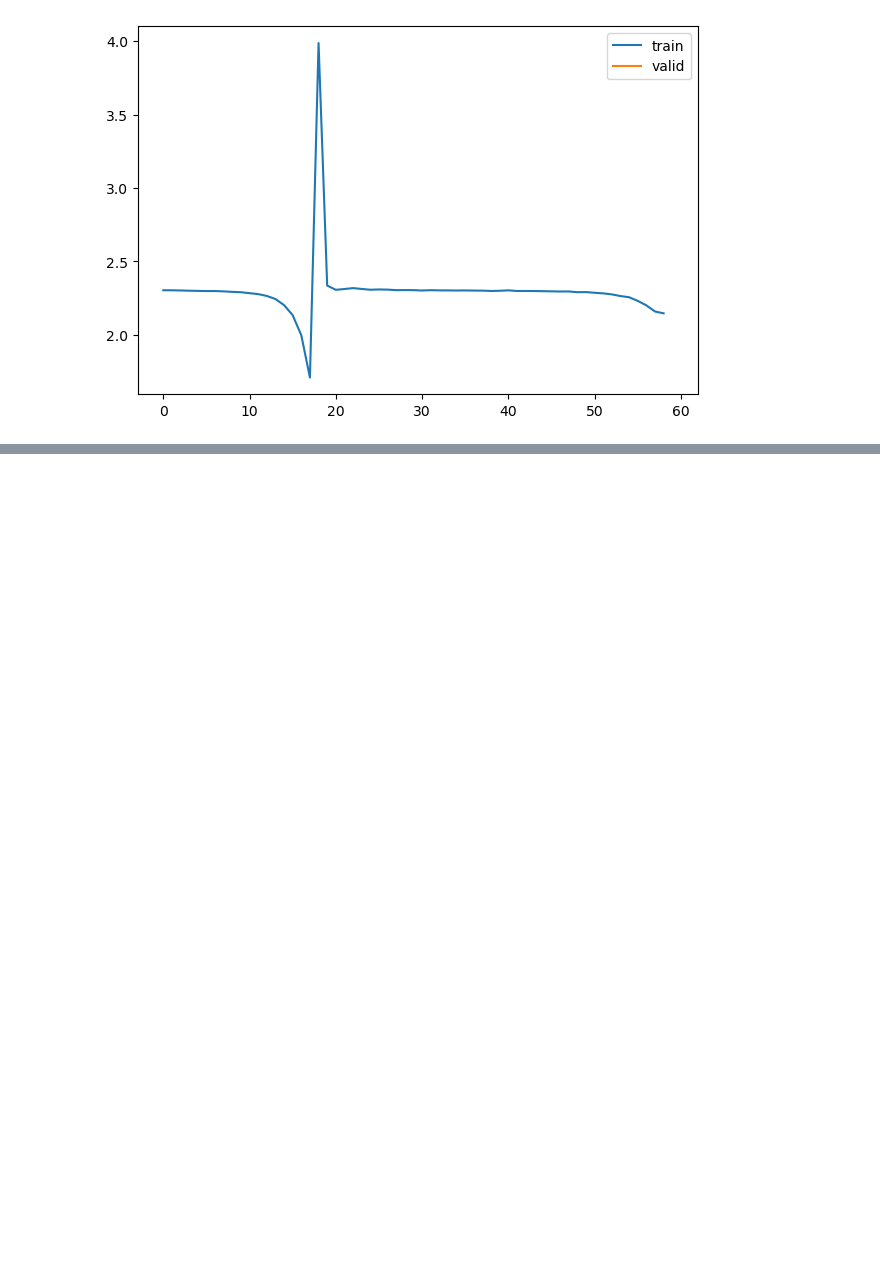
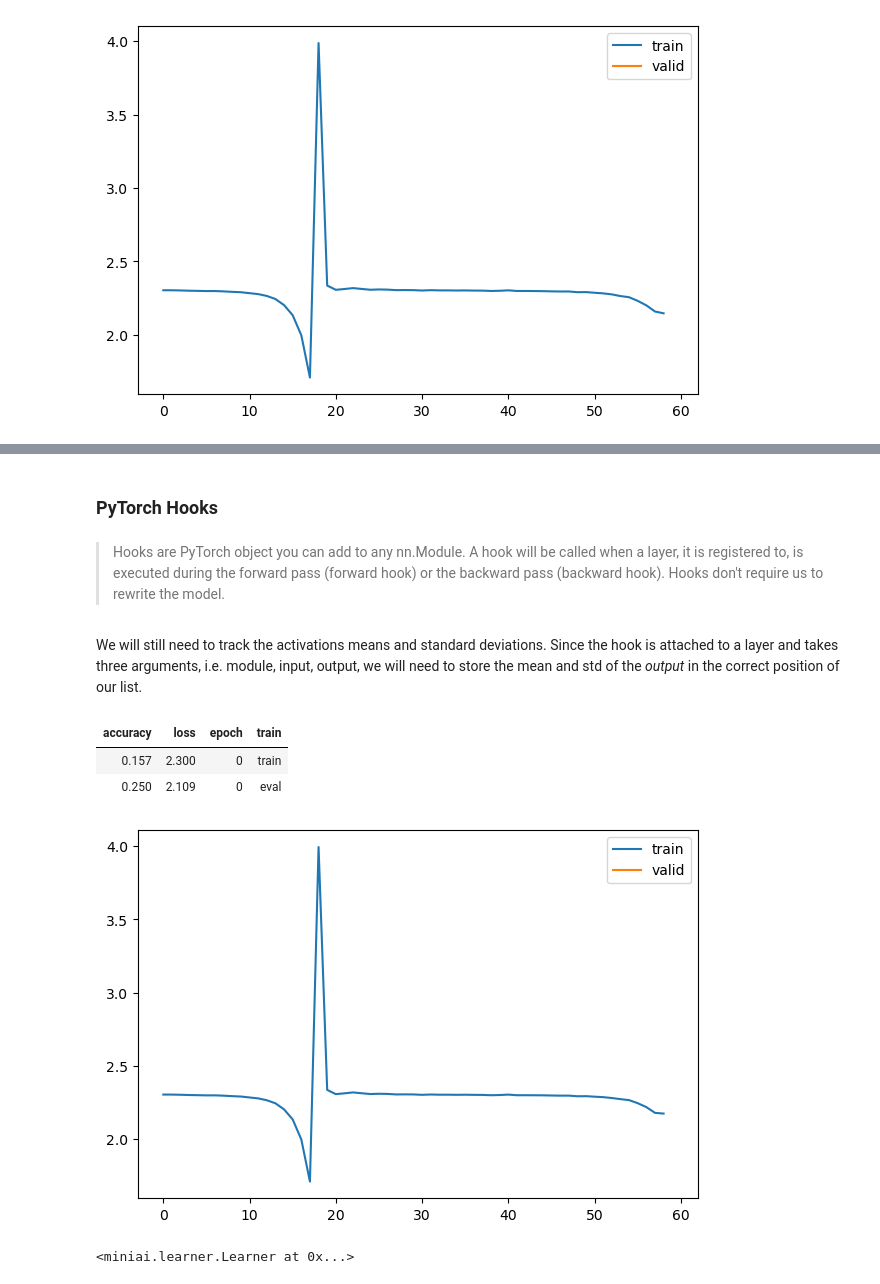
Before and after one commit to bachaudhry/FastAI-22-23, a Jupyter notebook: course_part_2/10_activations.ipynb, the cells around one changed output, grey strips where cells are left out. Cells and saved outputs as stored; diff of their text form; code cells hidden in the pictures; blank space fills up the shorter version.

```diff
--- a/course_part_2/10_activations.ipynb
+++ b/course_part_2/10_activations.ipynb
@@ -90,0 +141,9 @@ learn = fit(nn.Sequential(*cnn_layers()))
+# %% [markdown]
+### **PyTorch Hooks**
+# %% [markdown]
+> Hooks are PyTorch object you can add to any nn.Module. A hook will be called when a layer, it is registered to, is executed during the forward pass (forward hook) or the backward pass (backward hook). Hooks don't require us to rewrite the model.
+# %%
+set_seed(1)
+model = nn.Sequential(*cnn_layers())
+# %% [markdown]
+We will still need to track the activations means and standard deviations. Since the hook is attached to a layer and takes three arguments, i.e. module, input, output, we will need to store the mean and std of the _output_ in the correct position of our list.
@@ -90,0 +159,8 @@ learn = fit(nn.Sequential(*cnn_layers()))
+# %%
+fit(model)
+# %% [output]
+| accuracy | loss | epoch | train |
+| 0.157 | 2.300 | 0 | train |
+| 0.250 | 2.109 | 0 | eval |
+[figure, added]
+<miniai.learner.Learner at 0x...>
```
Also changed, not shown: parts of 20 cells of this notebook.
